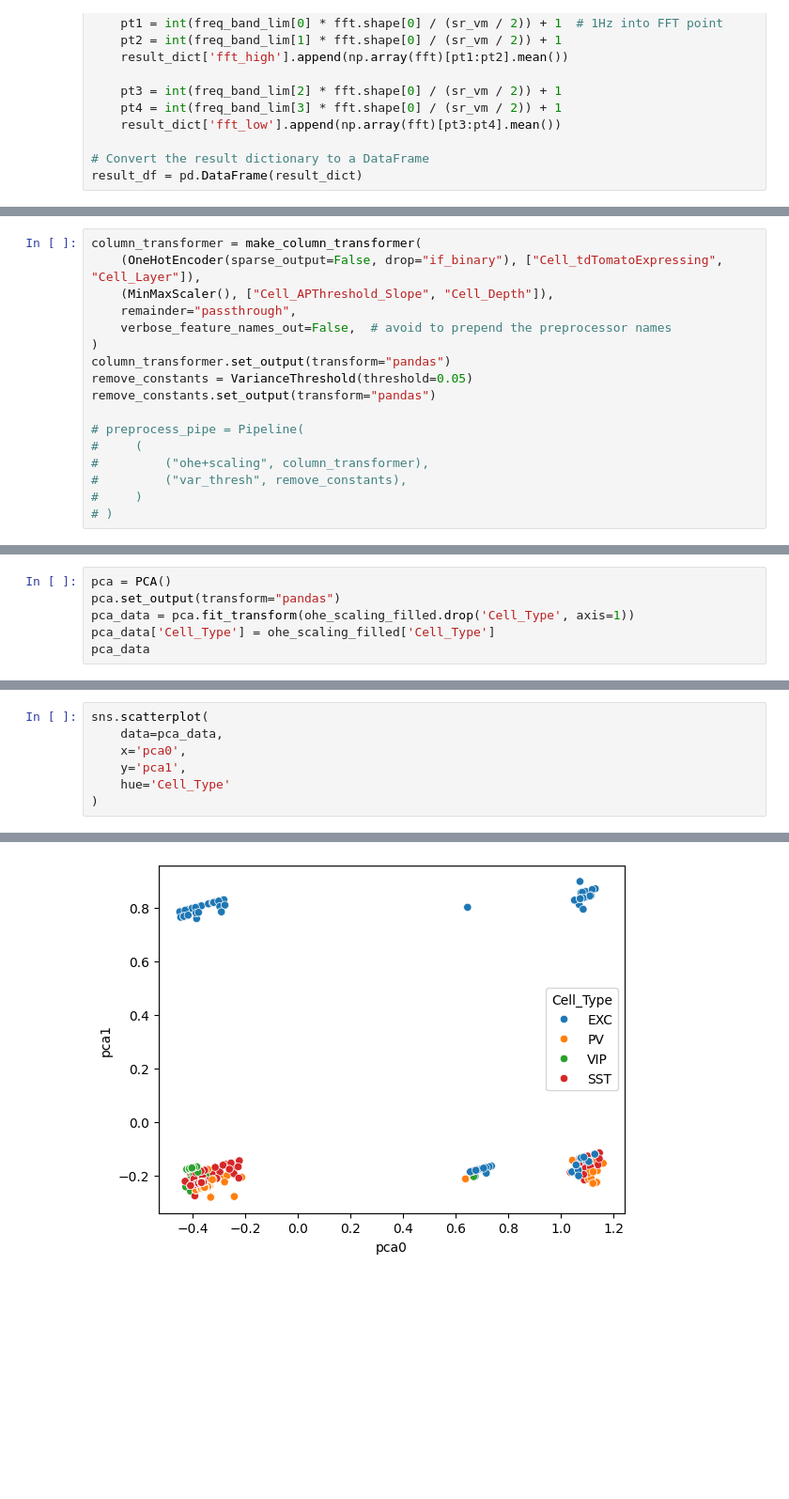
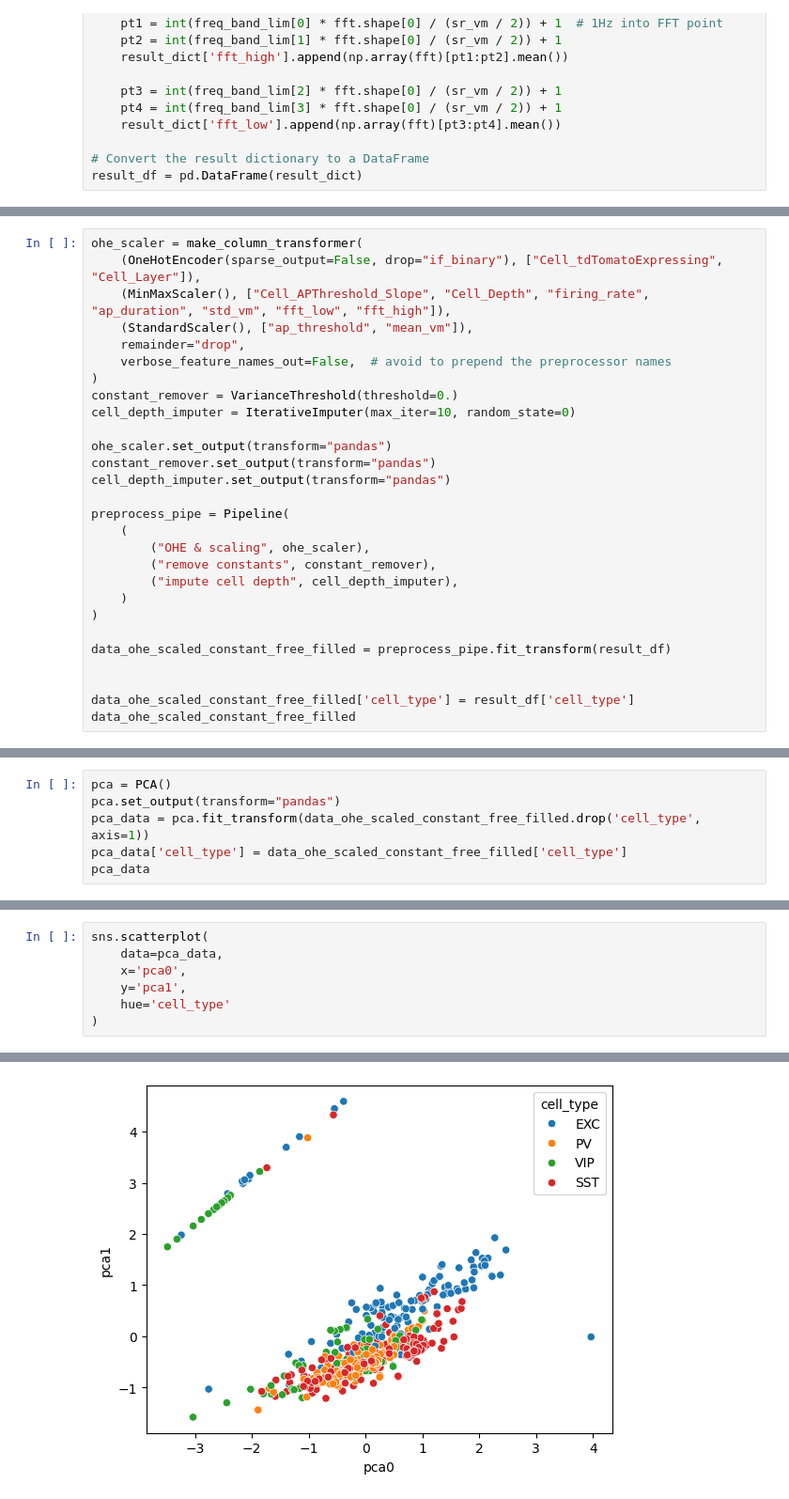
Before and after one commit to mariscoglio/bio482_cell_classifier, a Jupyter notebook: pca.ipynb, the cells around one changed output, grey strips where cells are left out. Shown at 94% size. Cells and saved outputs as stored; diff of their text form; blank space fills up the shorter version.

```diff
--- a/pca.ipynb
+++ b/pca.ipynb
@@ -301,18 +263,29 @@ data_free_whisking_preprocessed
 # %%
-column_transformer = make_column_transformer(
+ohe_scaler = make_column_transformer(
     (OneHotEncoder(sparse_output=False, drop="if_binary"), ["Cell_tdTomatoExpressing", "Cell_Layer"]),
-    (MinMaxScaler(), ["Cell_APThreshold_Slope", "Cell_Depth"]),
-    remainder="passthrough",
+    (MinMaxScaler(), ["Cell_APThreshold_Slope", "Cell_Depth", "firing_rate", "ap_duration", "std_vm", "fft_low", "fft_high"]),
+    (StandardScaler(), ["ap_threshold", "mean_vm"]),
+    remainder="drop",
     verbose_feature_names_out=False,  # avoid to prepend the preprocessor names
 )
-column_transformer.set_output(transform="pandas")
-remove_constants = VarianceThreshold(threshold=0.05)
-remove_constants.set_output(transform="pandas")
+constant_remover = VarianceThreshold(threshold=0.)
+cell_depth_imputer = IterativeImputer(max_iter=10, random_state=0)
 
-# preprocess_pipe = Pipeline(
-#     (
-#         ("ohe+scaling", column_transformer),
-#         ("var_thresh", remove_constants),
-#     )
-# )
+ohe_scaler.set_output(transform="pandas")
+constant_remover.set_output(transform="pandas")
+cell_depth_imputer.set_output(transform="pandas")
+
+preprocess_pipe = Pipeline(
+    (
+        ("OHE & scaling", ohe_scaler),
+        ("remove constants", constant_remover),
+        ("impute cell depth", cell_depth_imputer),
+    )
+)
+
+data_ohe_scaled_constant_free_filled = preprocess_pipe.fit_transform(result_df)
+
+
+data_ohe_scaled_constant_free_filled['cell_type'] = result_df['cell_type']
+data_ohe_scaled_constant_free_filled
 # %% [output]
@@ -360,7 +305,7 @@ ohe_scaling_filled
 # %%
 pca = PCA()
 pca.set_output(transform="pandas")
-pca_data = pca.fit_transform(ohe_scaling_filled.drop('Cell_Type', axis=1))
-pca_data['Cell_Type'] = ohe_scaling_filled['Cell_Type']
+pca_data = pca.fit_transform(data_ohe_scaled_constant_free_filled.drop('cell_type', axis=1))
+pca_data['cell_type'] = data_ohe_scaled_constant_free_filled['cell_type']
 pca_data
 # %% [output]
@@ -380,10 +325,10 @@ pca_data
 # %%
 sns.scatterplot(
     data=pca_data,
     x='pca0',
     y='pca1',
-    hue='Cell_Type'
+    hue='cell_type'
 )
 # %% [output]
 <Axes: xlabel='pca0', ylabel='pca1'>
-[figure, old version]
+[figure, new version]
```
Also changed, not shown: parts of 18 cells of this notebook.
